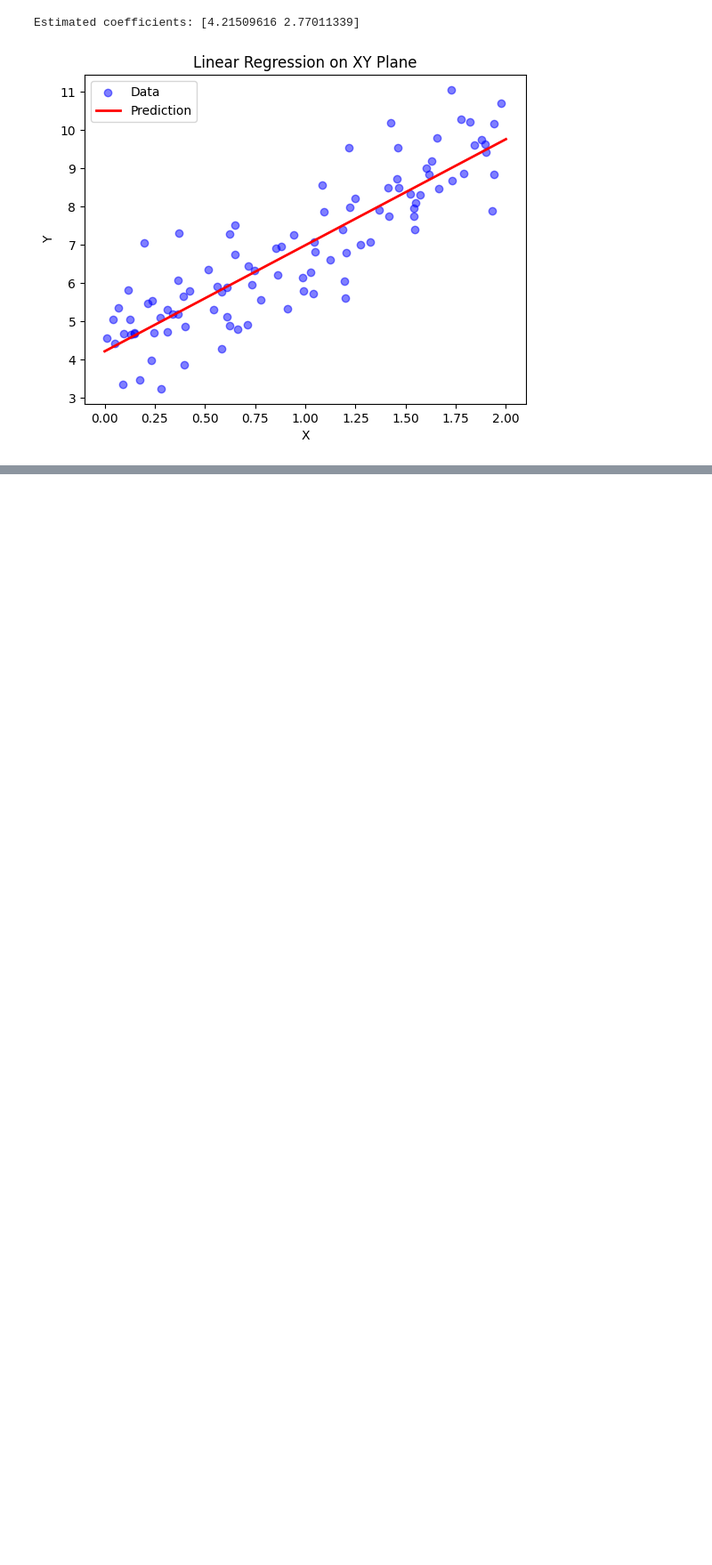
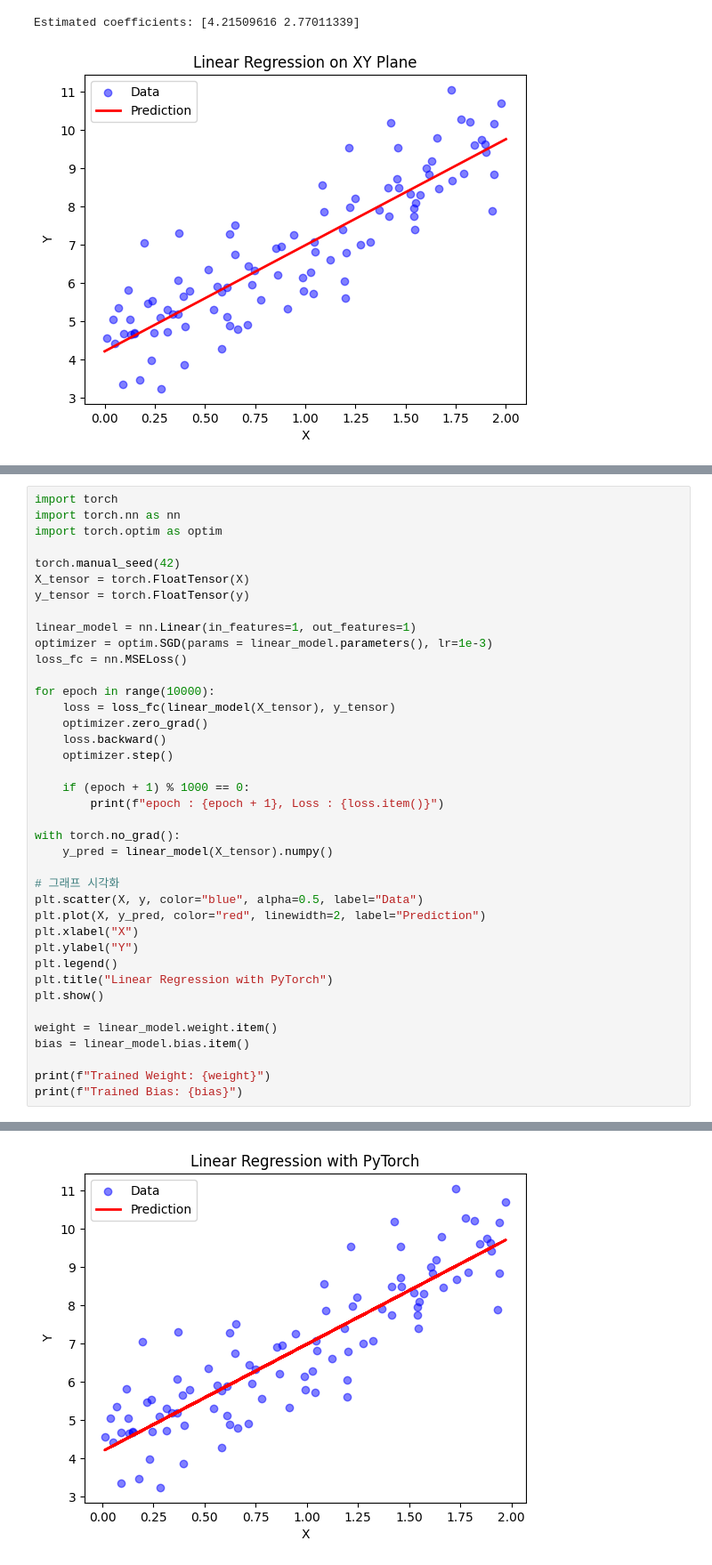
Before and after one commit to HansDavidKim/ML_study, a Jupyter notebook: lecture_1.ipynb, the cells around one changed output, grey strips where cells are left out. Shown at 89% size. Cells and saved outputs as stored; diff of their text form; blank space fills up the shorter version.

Commit message:
added linear regression with gradient descent

```diff
--- a/lecture_1.ipynb
+++ b/lecture_1.ipynb
@@ -68,2 +68,42 @@ Estimated coefficients: [4.21509616 2.77011339]
 
 또는 Gradient Descent 방식으로 근사 시켜서 처리
+# %%
+import torch
+import torch.nn as nn
+import torch.optim as optim
+
+torch.manual_seed(42)
+X_tensor = torch.FloatTensor(X)
+y_tensor = torch.FloatTensor(y)
+
+linear_model = nn.Linear(in_features=1, out_features=1)
+optimizer = optim.SGD(params = linear_model.parameters(), lr=1e-3)
+loss_fc = nn.MSELoss()
+
+for epoch in range(10000):
+    loss = loss_fc(linear_model(X_tensor), y_tensor)
+    optimizer.zero_grad()
+    loss.backward()
+    optimizer.step()
+
+    if (epoch + 1) % 1000 == 0:
+        print(f"epoch : {epoch + 1}, Loss : {loss.item()}")
+
+with torch.no_grad():
+    y_pred = linear_model(X_tensor).numpy()
+
+# 그래프 시각화
+plt.scatter(X, y, color="blue", alpha=0.5, label="Data")
+plt.plot(X, y_pred, color="red", linewidth=2, label="Prediction")
+plt.xlabel("X")
+plt.ylabel("Y")
+plt.legend()
+plt.title("Linear Regression with PyTorch")
+plt.show()
+
+weight = linear_model.weight.item()
+bias = linear_model.bias.item()
+
+print(f"Trained Weight: {weight}")
+print(f"Trained Bias: {bias}")
+# %% [output]
@@ -69,0 +120 @@ Estimated coefficients: [4.21509616 2.77011339]
+[figure, added]
```
Also changed, not shown: parts of 2 cells of this notebook.
